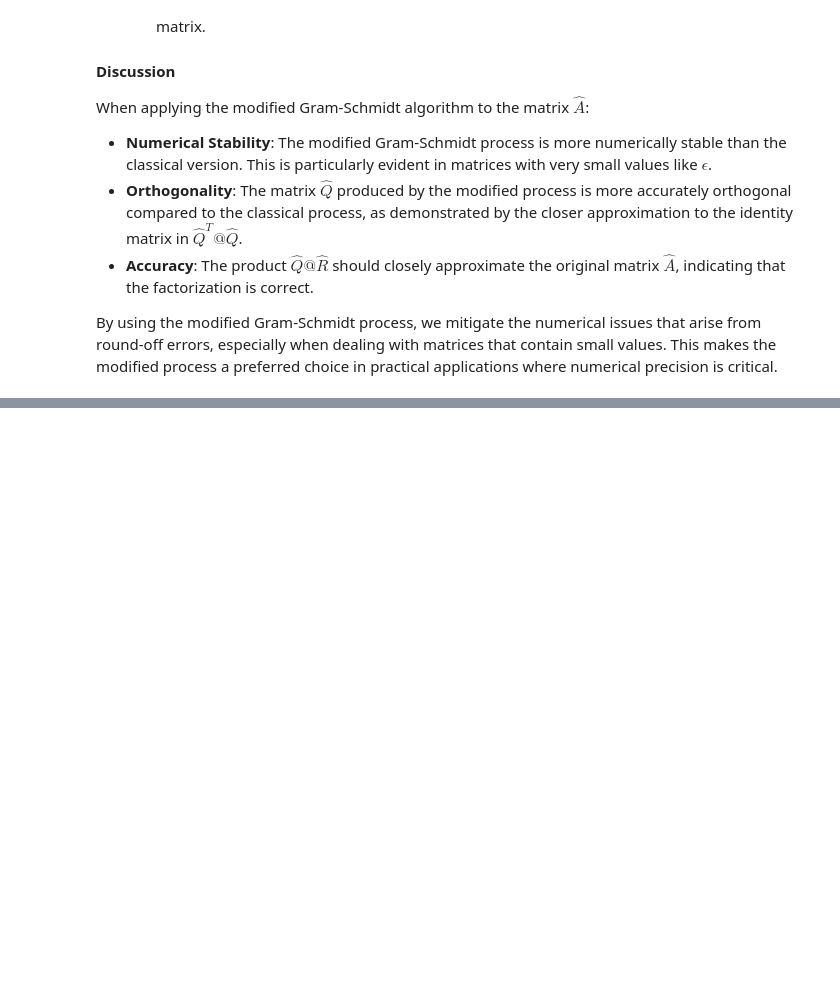
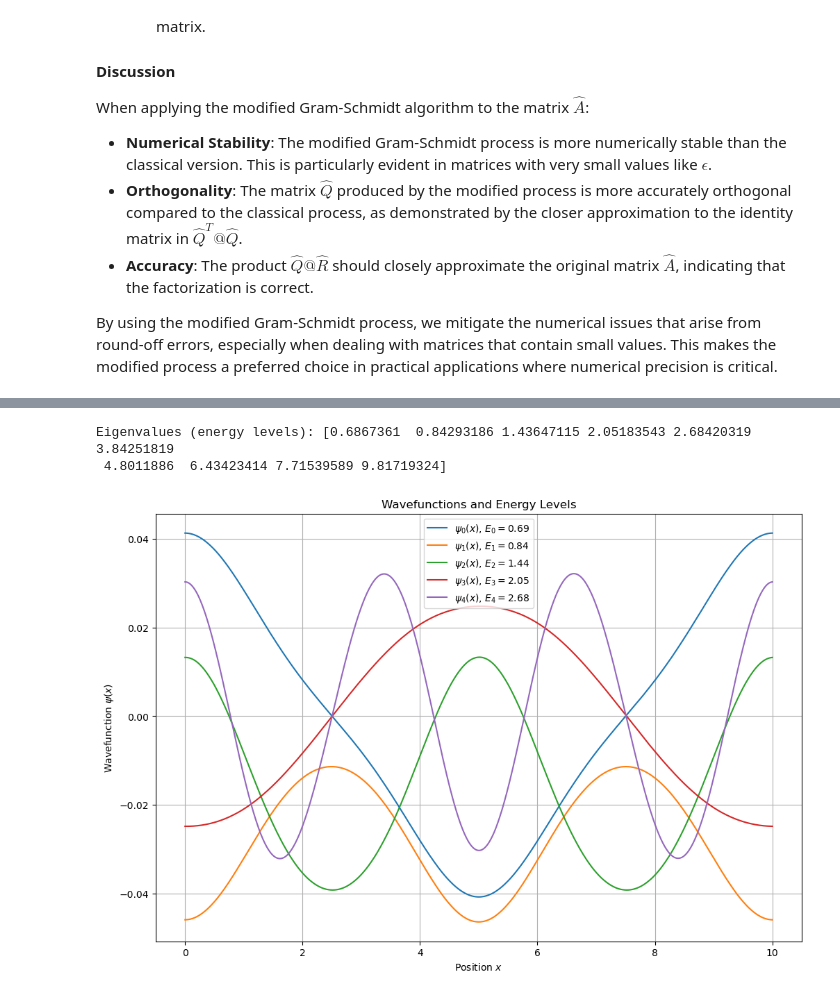
Before and after one commit to hbarquanta/Numerical-Linear-Algebra, a Jupyter notebook: NumericalLinearAlgebra.ipynb, the cells around one changed output, grey strips where cells are left out. Saved outputs shown, nothing was run; the diff lists cells and outputs as text; code cells hidden in the pictures; blank space fills up the shorter version.

```diff
--- a/NumericalLinearAlgebra.ipynb
+++ b/NumericalLinearAlgebra.ipynb
@@ -1634,0 +2207,80 @@ By using the modified Gram-Schmidt process, we mitigate the numerical issues tha
+# %%
+import numpy as np
+import matplotlib.pyplot as plt
+from scipy.linalg import eigh
+
+def finite_difference_schrodinger_periodic(N, L, V, k):
+    """
+    Solves the Schrödinger equation using the finite difference method with periodic boundary conditions.
+
+    Parameters:
+    N (int): Number of discretization points.
+    L (float): Length of the potential well.
+    V (function): Potential function V(x).
+    k (float): Wave number k.
+
+    Returns:
+    numpy.ndarray: Eigenvalues (energy levels).
+    numpy.ndarray: Eigenvectors (wavefunctions).
+    """
+    # Constants
+    hbar = 1.0  # Reduced Planck's constant (set to 1 for simplicity)
+    m = 1.0     # Particle mass (set to 1 for simplicity)
+
+    # Discretization
+    x = np.linspace(0, L, N)
+    h = x[1] - x[0]
+
+    # Construct the Hamiltonian matrix
+    H = np.zeros((N, N), dtype=complex)
+
+    for i in range(N):
+        H[i, i] = 2.0 / h**2 + V(x[i]) + k**2 / 2
+        H[i, (i-1) % N] = -1.0 / h**2 - 1j * k / (2 * h)
+        H[i, (i+1) % N] = -1.0 / h**2 + 1j * k / (2 * h)
+
+    # Solve the eigenvalue problem
+    eigenvalues, eigenvectors = eigh(H)
+
+    return eigenvalues, eigenvectors, x
+
+def plot_wavefunctions(x, eigenvalues, eigenvectors, num_states=3):
+    """
+    Plots the wavefunctions and energy levels.
+
+    Parameters:
+    x (numpy.ndarray): Discretized position values.
+    eigenvalues (numpy.ndarray): Eigenvalues (energy levels).
+    eigenvectors (numpy.ndarray): Eigenvectors (wavefunctions).
+    num_states (int): Number of states to plot.
+    """
+    plt.figure(figsize=(12, 8))
+
+    for i in range(num_states):
+        plt.plot(x, np.real(eigenvectors[:, i]), label=f'$\psi_{i}(x)$, $E_{i} = {eigenvalues[i]:.2f}$')
+
+    plt.xlabel('Position $x$')
+    plt.ylabel('Wavefunction $\psi(x)$')
+    plt.title('Wavefunctions and Energy Levels')
+    plt.legend()
+    plt.grid(True)
+    plt.show()
+
+# Example usage
+N = 1000  # Number of discretization points
+L = 10.0  # Length of the potential well
+k = 1.0   # Wave number
+
+# Potential function for a periodic potential
+def V(x):
+    return np.sin(2 * np.pi * x / L) ** 2
+
+eigenvalues, eigenvectors, x = finite_difference_schrodinger_periodic(N, L, V, k)
+print("Eigenvalues (energy levels):", eigenvalues[:10])  # Print first 10 energy levels
+
+# Plot the first few wavefunctions
+plot_wavefunctions(x, eigenvalues, eigenvectors, num_states=5)
+# %% [output]
+Eigenvalues (energy levels): [0.6867361  0.84293186 1.43647115 2.05183543 2.68420319 3.84251819
+ 4.8011886  6.43423414 7.71539589 9.81719324]
+[figure, added]
```
Also changed, not shown: parts of 32 cells of this notebook.
